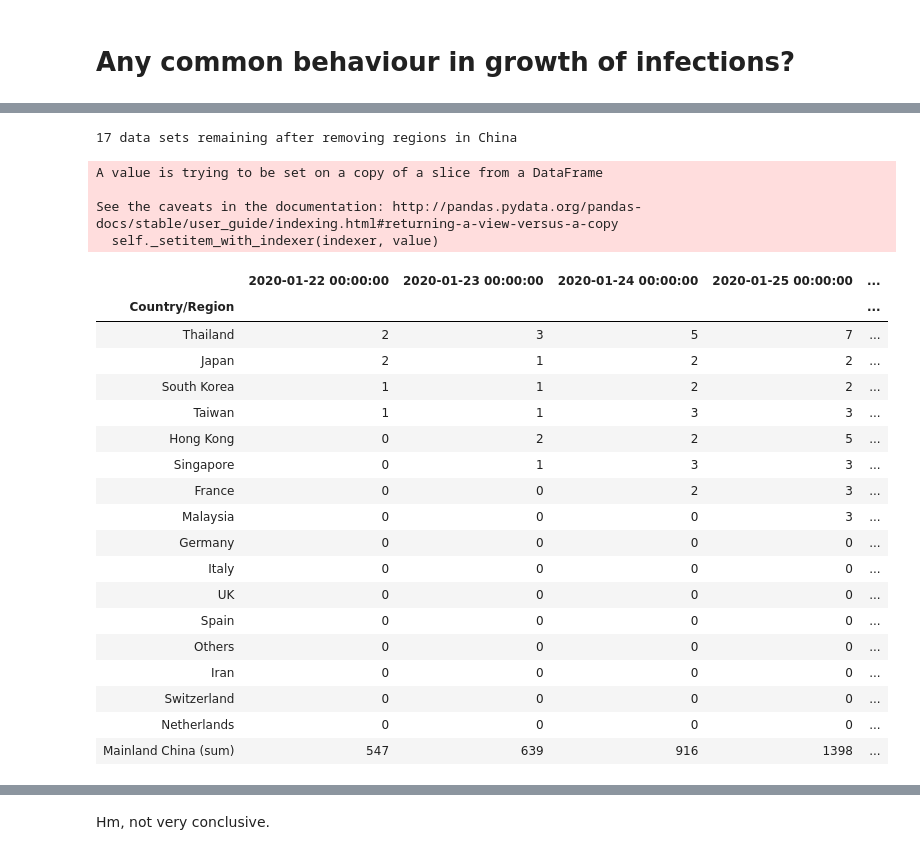
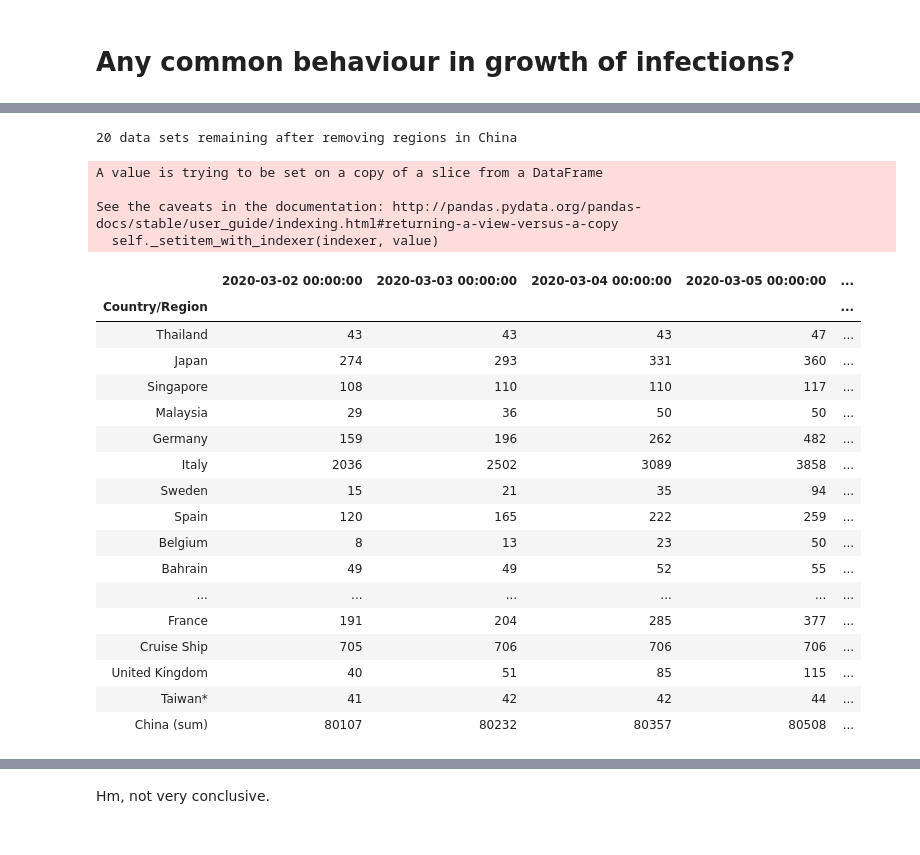
Before and after one commit to oscovida/oscovida, a Jupyter notebook: germany.ipynb, the cells around one changed output, grey strips where cells are left out. Drawn from its saved outputs; the diff is of its cells as text; code cells hidden in the pictures.

```diff
--- a/germany.ipynb
+++ b/germany.ipynb
@@ -578,40 +582,39 @@ c4 = c3.div(norm, axis='index')
 c4 = c3
 # %%
 c4.sum(axis=1)
-mainland_china = c4.loc['Mainland China'].sum()
-c5 = c4.drop('Mainland China')  # remove the long list of regions in China
+mainland_china = c4.loc['China'].sum()
+c5 = c4.drop('China')  # remove the long list of regions in China
 # but add summary for China (sum over all regions, then normalised)
 #c5.loc['Mainland China (sum)'] = mainland_china/mainland_china.sum()
-c5.loc['Mainland China (sum)'] = mainland_china
+c5.loc['China (sum)'] = mainland_china
 
 print(f"{len(c5)} data sets remaining after removing regions in China")
 # %% [output]
-17 data sets remaining after removing regions in China
+20 data sets remaining after removing regions in China
 A value is trying to be set on a copy of a slice from a DataFrame
 
 See the caveats in the documentation: http://pandas.pydata.org/pandas-docs/stable/user_guide/indexing.html#returning-a-view-versus-a-copy
   self._setitem_with_indexer(indexer, value)
 # %%
-c5
+c5.iloc[:,-10:]
 # %% [output]
-|  | 2020-01-22 00:00:00 | 2020-01-23 00:00:00 | 2020-01-24 00:00:00 | 2020-01-25 00:00:00 | ... |
+|  | 2020-03-02 00:00:00 | 2020-03-03 00:00:00 | 2020-03-04 00:00:00 | 2020-03-05 00:00:00 | ... |
 | Country/Region |  |  |  |  | ... |
-| Thailand | 2 | 3 | 5 | 7 | ... |
-| Japan | 2 | 1 | 2 | 2 | ... |
-| South Korea | 1 | 1 | 2 | 2 | ... |
-| Taiwan | 1 | 1 | 3 | 3 | ... |
-| Hong Kong | 0 | 2 | 2 | 5 | ... |
-| Singapore | 0 | 1 | 3 | 3 | ... |
-| France | 0 | 0 | 2 | 3 | ... |
-| Malaysia | 0 | 0 | 0 | 3 | ... |
-| Germany | 0 | 0 | 0 | 0 | ... |
-| Italy | 0 | 0 | 0 | 0 | ... |
-| UK | 0 | 0 | 0 | 0 | ... |
-| Spain | 0 | 0 | 0 | 0 | ... |
-| Others | 0 | 0 | 0 | 0 | ... |
-| Iran | 0 | 0 | 0 | 0 | ... |
-| Switzerland | 0 | 0 | 0 | 0 | ... |
-| Netherlands | 0 | 0 | 0 | 0 | ... |
-| Mainland China (sum) | 547 | 639 | 916 | 1398 | ... |
+| Thailand | 43 | 43 | 43 | 47 | ... |
+| Japan | 274 | 293 | 331 | 360 | ... |
+| Singapore | 108 | 110 | 110 | 117 | ... |
+| Malaysia | 29 | 36 | 50 | 50 | ... |
+| Germany | 159 | 196 | 262 | 482 | ... |
+| Italy | 2036 | 2502 | 3089 | 3858 | ... |
+| Sweden | 15 | 21 | 35 | 94 | ... |
+| Spain | 120 | 165 | 222 | 259 | ... |
+| Belgium | 8 | 13 | 23 | 50 | ... |
+| Bahrain | 49 | 49 | 52 | 55 | ... |
+| ... | ... | ... | ... | ... | ... |
+| France | 191 | 204 | 285 | 377 | ... |
+| Cruise Ship | 705 | 706 | 706 | 706 | ... |
+| United Kingdom | 40 | 51 | 85 | 115 | ... |
+| Taiwan* | 41 | 42 | 42 | 44 | ... |
+| China (sum) | 80107 | 80232 | 80357 | 80508 | ... |
 # %%
 fig, ax = plt.subplots(figsize=(11,8))
```
Also changed, not shown: parts of 23 cells of this notebook, 13 other files.
